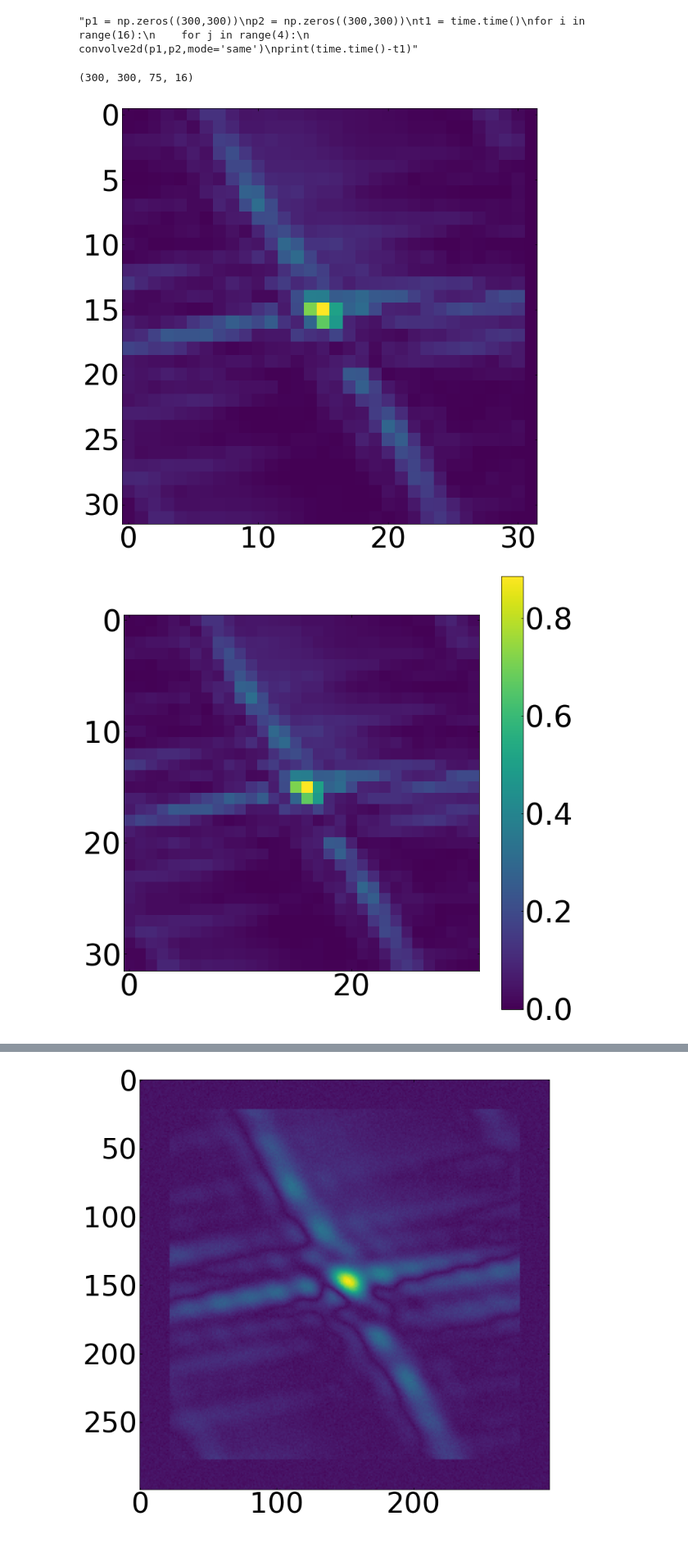
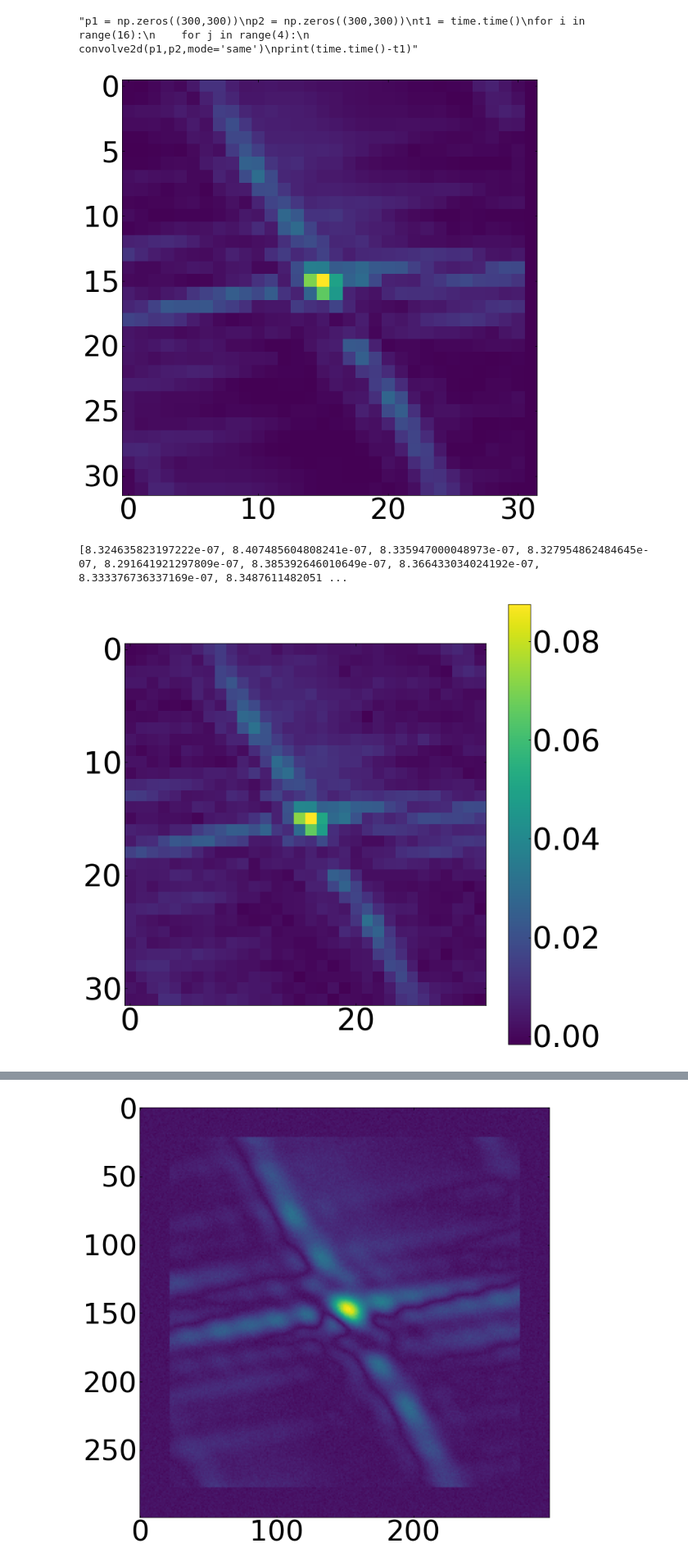
Before and after one commit to dsa110/dsa110-nsfrb, a Jupyter notebook: scripts/SearchAlgorithmTuning_V1.ipynb, the cells around one changed output, grey strips where cells are left out. Shown at 82% size. Saved outputs shown, nothing was run; the diff lists cells and outputs as text; code cells hidden in the pictures.

```diff
--- a/scripts/SearchAlgorithmTuning_V1.ipynb
+++ b/scripts/SearchAlgorithmTuning_V1.ipynb
@@ -824,25 +824,22 @@ for i in range(16):
 print(time.time()-t1)"""
 # %% [output]
 "p1 = np.zeros((300,300))\np2 = np.zeros((300,300))\nt1 = time.time()\nfor i in range(16):\n    for j in range(4):\n        convolve2d(p1,p2,mode='same')\nprint(time.time()-t1)"
-# %%
-PSFimg.shape #= sl.make_PSF_cube(gridsize=300,nsamps=75)
-# %% [output]
-(300, 300, 75, 16)
 # %%
 
 plt.figure(figsize=(12,12))
 PSFimg = sl.make_PSF_cube(gridsize=32,nsamps=75)
 plt.imshow(PSFimg[:,:,75//2,0])
 plt.show()
 
 import copy
-img = sl.make_image_cube(PSFimg=PSFimg,snr=10000,gridsize=32,nsamps=75)
+img = sl.make_image_cube(PSFimg=PSFimg,snr=1000,gridsize=32,nsamps=75)
 
 #print(get_SNR(img,PSFimg,5,loc=25//2))#,noises=noises))
 plt.figure(figsize=(12,12))
 plt.imshow(img[:,:,75//2,0])
 plt.colorbar()
 plt.show()
 # %% [output]
 [figure]
+[8.324635823197222e-07, 8.407485604808241e-07, 8.335947000048973e-07, 8.327954862484645e-07, 8.291641921297809e-07, 8.385392646010649e-07, 8.366433034024192e-07, 8.333376736337169e-07, 8.3487611482051 ...
-[figure, old version]
+[figure, new version]
```
Also changed, not shown: parts of 15 cells of this notebook, 4 other files.
